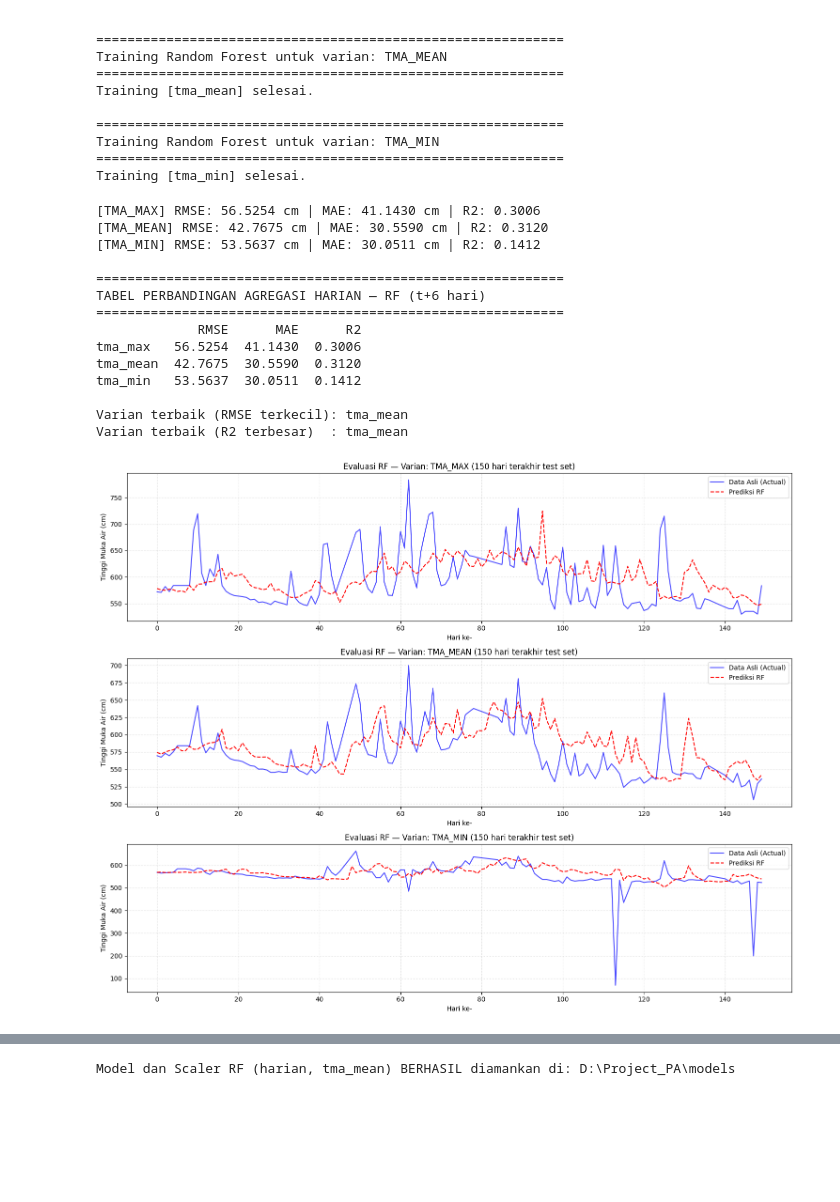
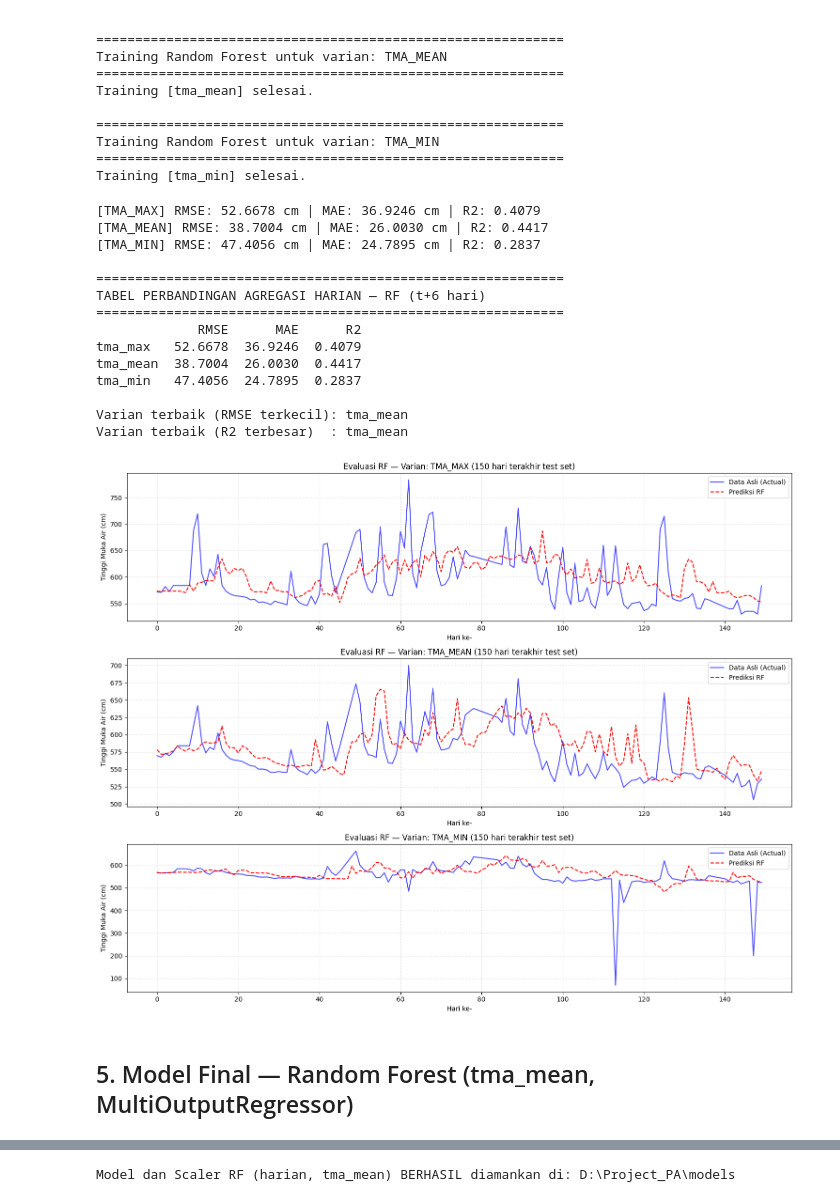
Before and after one commit to AlvinMI/SIPMA_Manggarai, a Jupyter notebook: notebook/Skripsi_PA_TMA_Model_RF.ipynb, the cells around one changed output, grey strips where cells are left out. Drawn from its saved outputs; the diff is of its cells as text; code cells hidden in the pictures; blank space fills up the shorter version.

```diff
--- a/notebook/Skripsi_PA_TMA_Model_RF.ipynb
+++ b/notebook/Skripsi_PA_TMA_Model_RF.ipynb
@@ -51,3 +65,30 @@ plt.tight_layout()
 plt.show()
 # %% [output]
 [figure]
+# %%
+print("=== INFO DATASET HARIAN (df_daily) ===")
+print(df_daily.info())
+
+print("\n=== STATISTIK DESKRIPTIF ===")
+print(df_daily.describe())
+
+print("\n=== CEK MISSING VALUE ===")
+print(df_daily.isna().sum())
+
+print("\n=== CEK DUPLIKAT INDEX (tanggal) ===")
+print(f"Jumlah tanggal duplikat: {df_daily.index.duplicated().sum()}")
+
+print("\n=== CEK KELENGKAPAN RENTANG TANGGAL (harus tidak ada hari yang bolong) ===")
+full_range = pd.date_range(df_daily.index.min(), df_daily.index.max(), freq='D')
+missing_dates = full_range.difference(df_daily.index)
+print(f"Rentang lengkap seharusnya: {len(full_range)} hari | Data tersedia: {len(df_daily)} hari")
+print(f"Tanggal yang bolong: {len(missing_dates)}")
+
+fig, ax = plt.subplots(figsize=(15, 4))
+df_daily['tma_mean'].plot(ax=ax, color='#042C53')
+ax.set_title('Tren TMA Harian (tma_mean) — Pintu Air Manggarai, 2016-2020')
+ax.set_xlabel('Tanggal')
+ax.set_ylabel('Tinggi Muka Air (cm)')
+ax.grid(True, linestyle=':', alpha=0.5)
+plt.tight_layout()
+plt.show()
@@ -54,6 +118,4 @@ plt.show()
 # %%
-from sklearn.preprocessing import MinMaxScaler
-
 WINDOW_SIZE = 24  # 24 hari historis
 OFFSET      = 6   # prediksi t+6 hari
 
@@ -61,7 +123,7 @@ def create_windowed_data(data, window_size=24, offset=6):
     X, y = [], []
     for i in range(len(data) - window_size - offset + 1):
         X.append(data[i:i + window_size, 0])
-        y.append(data[i + window_size + offset - 1, 0])
+        y.append(data[i + window_size : i + window_size + offset, 0])
     return np.array(X), np.array(y)
 
 scalers_rf = {}
@@ -148,8 +214,8 @@ for v in VARIAN:
     sc = scalers_rf[v]
     y_pred_scaled = rf_models[v].predict(X_test_dict[v])
 
-    y_test_cm = sc.inverse_transform(y_test_dict[v].reshape(-1, 1))
-    y_pred_cm = sc.inverse_transform(y_pred_scaled.reshape(-1, 1))
+    y_test_cm = sc.inverse_transform(y_test_dict[v].reshape(-1, 1)).reshape(y_test_dict[v].shape)
+    y_pred_cm = sc.inverse_transform(y_pred_scaled.reshape(-1, 1)).reshape(y_pred_scaled.shape)
 
     rmse = np.sqrt(mean_squared_error(y_test_cm, y_pred_cm))
     mae  = mean_absolute_error(y_test_cm, y_pred_cm)
@@ -163,42 +229,44 @@ for v in VARIAN:
 
 print("\n" + "="*60)
 print("TABEL PERBANDINGAN AGREGASI HARIAN — RF (t+6 hari)")
 print("="*60)
 df_compare_rf = pd.DataFrame(eval_results_rf).T.round(4)
 print(df_compare_rf)
 
 best_rf_rmse = df_compare_rf['RMSE'].idxmin()
 best_rf_r2   = df_compare_rf['R2'].idxmax()
 print(f"\nVarian terbaik (RMSE terkecil): {best_rf_rmse}")
 print(f"Varian terbaik (R2 terbesar)  : {best_rf_r2}")
 
 fig, axes = plt.subplots(3, 1, figsize=(15, 12))
 for ax, v in zip(axes, VARIAN):
-    ax.plot(actual_cm_rf[v][-150:], label="Data Asli (Actual)", color='blue', alpha=0.7)
-    ax.plot(preds_cm_rf[v][-150:], label="Prediksi RF", color='red', linestyle='--')
+    ax.plot(actual_cm_rf[v][-150:, -1], label="Data Asli (Actual)", color='blue', alpha=0.7)
+    ax.plot(preds_cm_rf[v][-150:, -1], label="Prediksi RF", color='red', linestyle='--')
     ax.set_title(f"Evaluasi RF — Varian: {v.upper()} (150 hari terakhir test set)")
     ax.set_xlabel("Hari ke-")
     ax.set_ylabel("Tinggi Muka Air (cm)")
     ax.legend()
     ax.grid(True, linestyle=':', alpha=0.6)
 plt.tight_layout()
 plt.show()
 # %% [output]
-[TMA_MAX] RMSE: 56.5254 cm | MAE: 41.1430 cm | R2: 0.3006
-[TMA_MEAN] RMSE: 42.7675 cm | MAE: 30.5590 cm | R2: 0.3120
-[TMA_MIN] RMSE: 53.5637 cm | MAE: 30.0511 cm | R2: 0.1412
+[TMA_MAX] RMSE: 52.6678 cm | MAE: 36.9246 cm | R2: 0.4079
+[TMA_MEAN] RMSE: 38.7004 cm | MAE: 26.0030 cm | R2: 0.4417
+[TMA_MIN] RMSE: 47.4056 cm | MAE: 24.7895 cm | R2: 0.2837
 
 ============================================================
 TABEL PERBANDINGAN AGREGASI HARIAN — RF (t+6 hari)
 ============================================================
              RMSE      MAE      R2
-tma_max   56.5254  41.1430  0.3006
-tma_mean  42.7675  30.5590  0.3120
-tma_min   53.5637  30.0511  0.1412
+tma_max   52.6678  36.9246  0.4079
+tma_mean  38.7004  26.0030  0.4417
+tma_min   47.4056  24.7895  0.2837
 
 Varian terbaik (RMSE terkecil): tma_mean
 Varian terbaik (R2 terbesar)  : tma_mean
-[figure, old version]
+[figure, new version]
+# %% [markdown]
+## 5. Model Final — Random Forest (tma_mean, MultiOutputRegressor)
 # %%
 print("\n--- Training Final Khusus TMA_MEAN ---")
 
```
Also changed, not shown: parts of 14 cells of this notebook, 4 other files.
